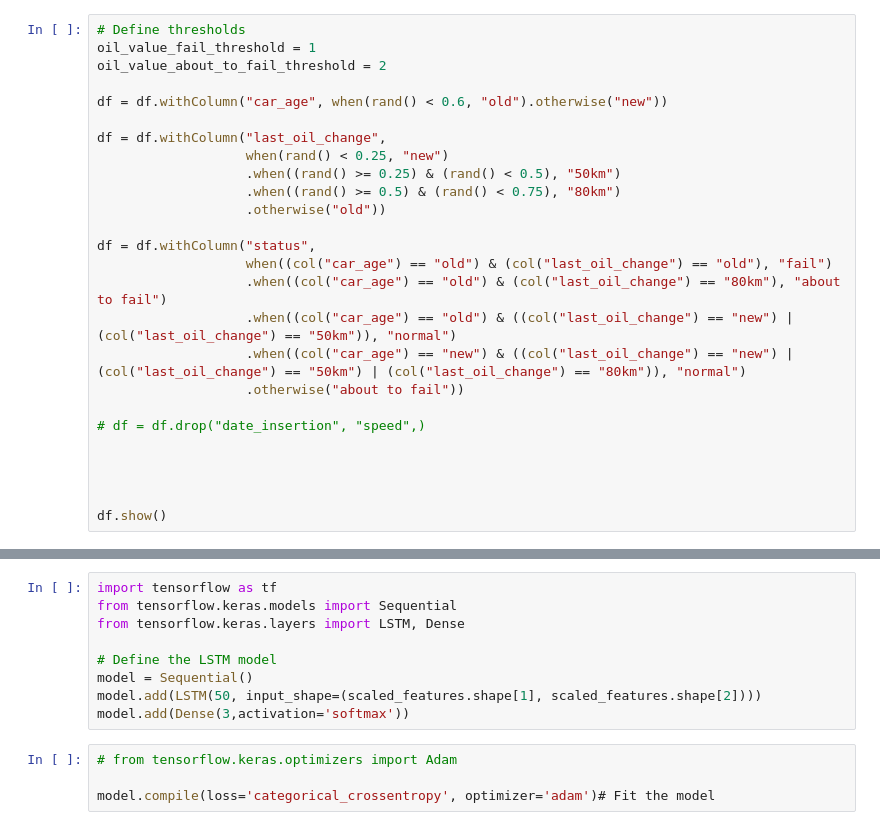
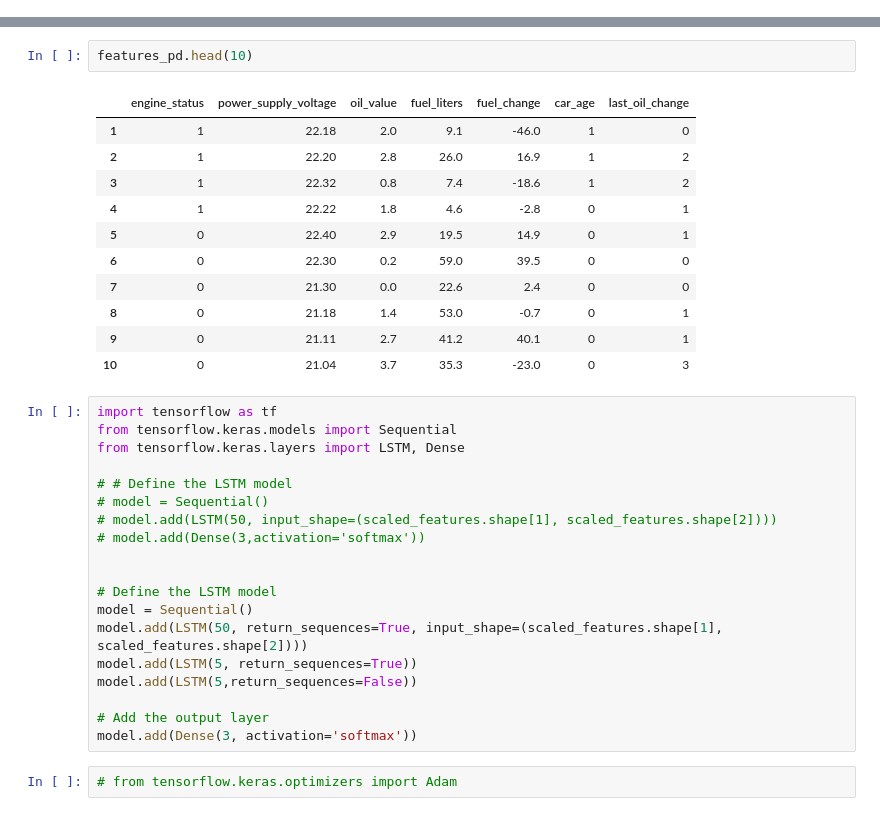
Before and after one commit to Ryan7AIT/prediction, a Jupyter notebook: predictive.ipynb, the cells around one changed output, grey strips where cells are left out. Cells and saved outputs as stored; diff of their text form.

```diff
--- a/predictive.ipynb
+++ b/predictive.ipynb
@@ -133,26 +132,0 @@ only showing top 20 rows
-# %%
-# Define thresholds
-oil_value_fail_threshold = 1
-oil_value_about_to_fail_threshold = 2
-
-df = df.withColumn("car_age", when(rand() < 0.6, "old").otherwise("new"))
-
-df = df.withColumn("last_oil_change",
-                   when(rand() < 0.25, "new")
-                   .when((rand() >= 0.25) & (rand() < 0.5), "50km")
-                   .when((rand() >= 0.5) & (rand() < 0.75), "80km")
-                   .otherwise("old"))
-
-df = df.withColumn("status",
-                   when((col("car_age") == "old") & (col("last_oil_change") == "old"), "fail")
-                   .when((col("car_age") == "old") & (col("last_oil_change") == "80km"), "about to fail")
-                   .when((col("car_age") == "old") & ((col("last_oil_change") == "new") | (col("last_oil_change") == "50km")), "normal")
-                   .when((col("car_age") == "new") & ((col("last_oil_change") == "new") | (col("last_oil_change") == "50km") | (col("last_oil_change") == "80km")), "normal")
-                   .otherwise("about to fail"))
-
-# df = df.drop("date_insertion", "speed",)
-
-
-
-
-df.show()
@@ -272,14 +230,36 @@ scaled_features = np.reshape(scaled_features, (scaled_features.shape[0], 1, scal
+# %%
+features_pd.head(10)
+# %% [output]
+|  | engine_status | power_supply_voltage | oil_value | fuel_liters | fuel_change | car_age | last_oil_change |
+| 1 | 1 | 22.18 | 2.0 | 9.1 | -46.0 | 1 | 0 |
+| 2 | 1 | 22.20 | 2.8 | 26.0 | 16.9 | 1 | 2 |
+| 3 | 1 | 22.32 | 0.8 | 7.4 | -18.6 | 1 | 2 |
+| 4 | 1 | 22.22 | 1.8 | 4.6 | -2.8 | 0 | 1 |
+| 5 | 0 | 22.40 | 2.9 | 19.5 | 14.9 | 0 | 1 |
+| 6 | 0 | 22.30 | 0.2 | 59.0 | 39.5 | 0 | 0 |
+| 7 | 0 | 21.30 | 0.0 | 22.6 | 2.4 | 0 | 0 |
+| 8 | 0 | 21.18 | 1.4 | 53.0 | -0.7 | 0 | 1 |
+| 9 | 0 | 21.11 | 2.7 | 41.2 | 40.1 | 0 | 1 |
+| 10 | 0 | 21.04 | 3.7 | 35.3 | -23.0 | 0 | 3 |
 # %%
 import tensorflow as tf
 from tensorflow.keras.models import Sequential
 from tensorflow.keras.layers import LSTM, Dense
 
+# # Define the LSTM model
+# model = Sequential()
+# model.add(LSTM(50, input_shape=(scaled_features.shape[1], scaled_features.shape[2])))
+# model.add(Dense(3,activation='softmax'))
+
+
 # Define the LSTM model
 model = Sequential()
-model.add(LSTM(50, input_shape=(scaled_features.shape[1], scaled_features.shape[2])))
-model.add(Dense(3,activation='softmax'))
+model.add(LSTM(50, return_sequences=True, input_shape=(scaled_features.shape[1], scaled_features.shape[2])))
+model.add(LSTM(5, return_sequences=True))
+model.add(LSTM(5,return_sequences=False))
+
+# Add the output layer
+model.add(Dense(3, activation='softmax'))
 # %%
 # from tensorflow.keras.optimizers import Adam
-
-model.compile(loss='categorical_crossentropy', optimizer='adam')# Fit the model
 # %%
```
Also changed, not shown: parts of 10 cells of this notebook, 14 other files.
